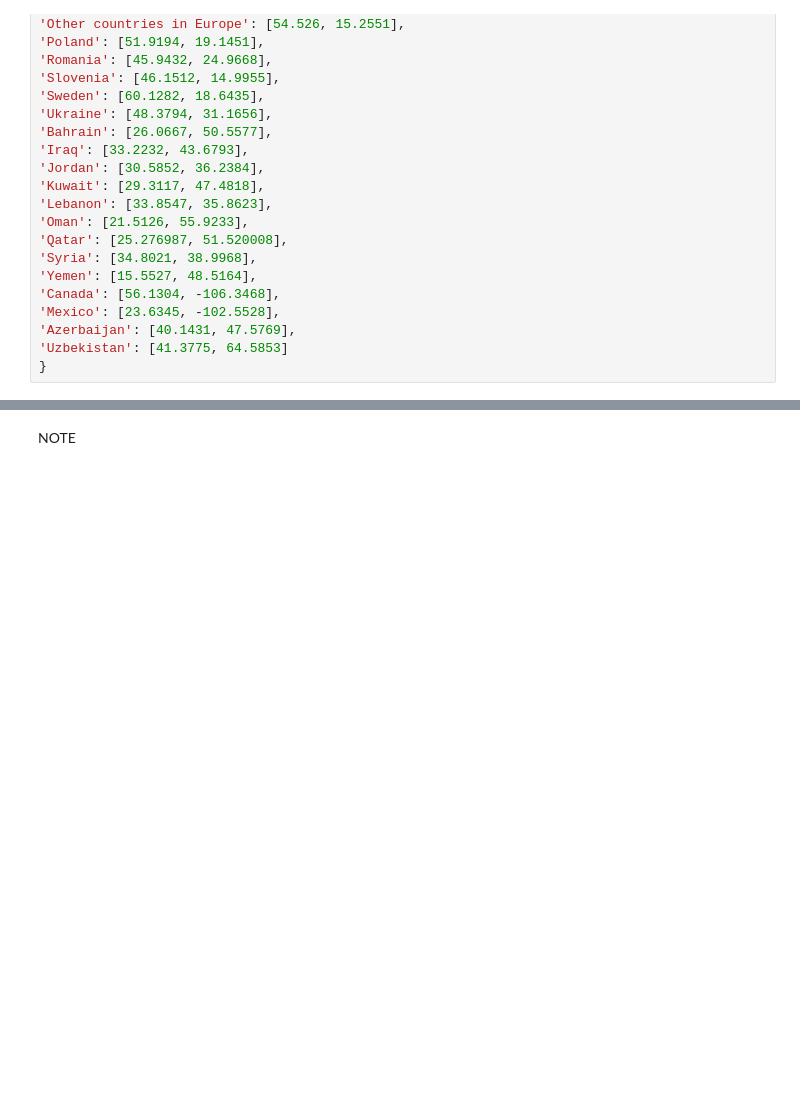
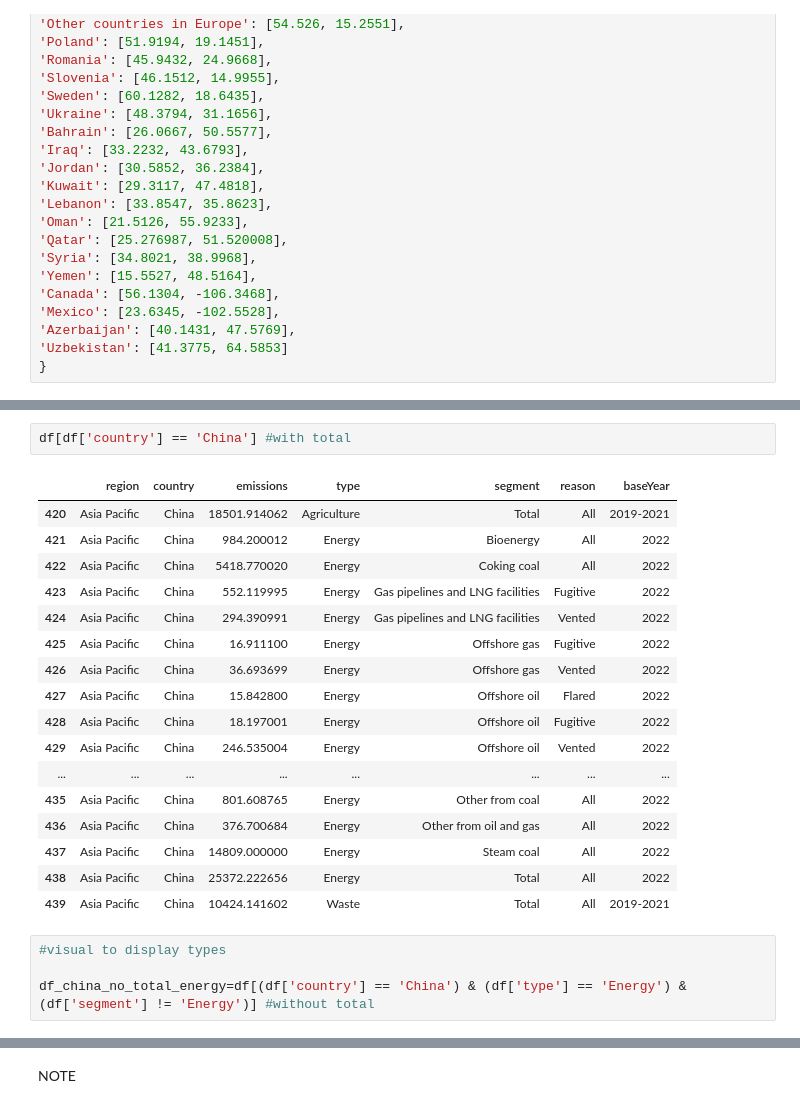
Before and after one commit to DaniDL346/Global_Methane_Flux_Analysis, a Jupyter notebook: jupyter_notebooks/2_Visualizations_Notebook.ipynb, the cells around one changed output, grey strips where cells are left out. Saved outputs shown, nothing was run; the diff lists cells and outputs as text; blank space fills up the shorter version.

```diff
--- a/jupyter_notebooks/2_Visualizations_Notebook.ipynb
+++ b/jupyter_notebooks/2_Visualizations_Notebook.ipynb
@@ -288,0 +359,24 @@ fig.show()
+# %%
+df[df['country'] == 'China'] #with total
+# %% [output]
+|  | region | country | emissions | type | segment | reason | baseYear |
+| 420 | Asia Pacific | China | 18501.914062 | Agriculture | Total | All | 2019-2021 |
+| 421 | Asia Pacific | China | 984.200012 | Energy | Bioenergy | All | 2022 |
+| 422 | Asia Pacific | China | 5418.770020 | Energy | Coking coal | All | 2022 |
+| 423 | Asia Pacific | China | 552.119995 | Energy | Gas pipelines and LNG facilities | Fugitive | 2022 |
+| 424 | Asia Pacific | China | 294.390991 | Energy | Gas pipelines and LNG facilities | Vented | 2022 |
+| 425 | Asia Pacific | China | 16.911100 | Energy | Offshore gas | Fugitive | 2022 |
+| 426 | Asia Pacific | China | 36.693699 | Energy | Offshore gas | Vented | 2022 |
+| 427 | Asia Pacific | China | 15.842800 | Energy | Offshore oil | Flared | 2022 |
+| 428 | Asia Pacific | China | 18.197001 | Energy | Offshore oil | Fugitive | 2022 |
+| 429 | Asia Pacific | China | 246.535004 | Energy | Offshore oil | Vented | 2022 |
+| ... | ... | ... | ... | ... | ... | ... | ... |
+| 435 | Asia Pacific | China | 801.608765 | Energy | Other from coal | All | 2022 |
+| 436 | Asia Pacific | China | 376.700684 | Energy | Other from oil and gas | All | 2022 |
+| 437 | Asia Pacific | China | 14809.000000 | Energy | Steam coal | All | 2022 |
+| 438 | Asia Pacific | China | 25372.222656 | Energy | Total | All | 2022 |
+| 439 | Asia Pacific | China | 10424.141602 | Waste | Total | All | 2019-2021 |
+# %%
+#visual to display types
+
+df_china_no_total_energy=df[(df['country'] == 'China') & (df['type'] == 'Energy') & (df['segment'] != 'Energy')] #without total
```
Also changed, not shown: parts of 10 cells of this notebook.
